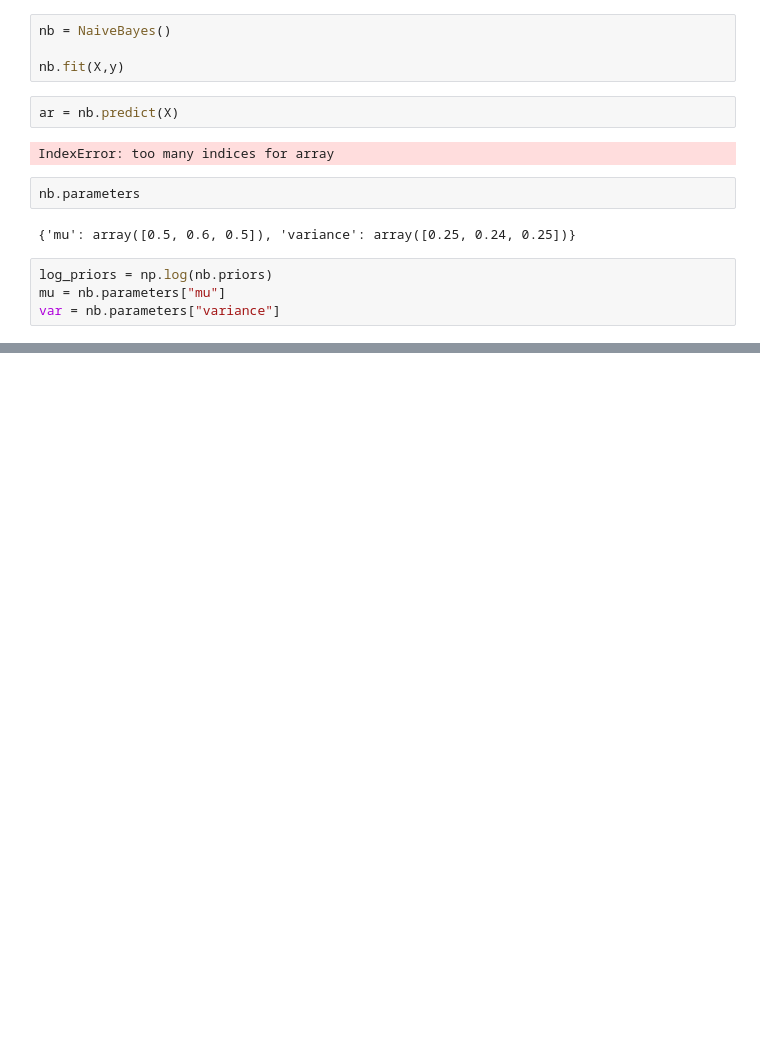
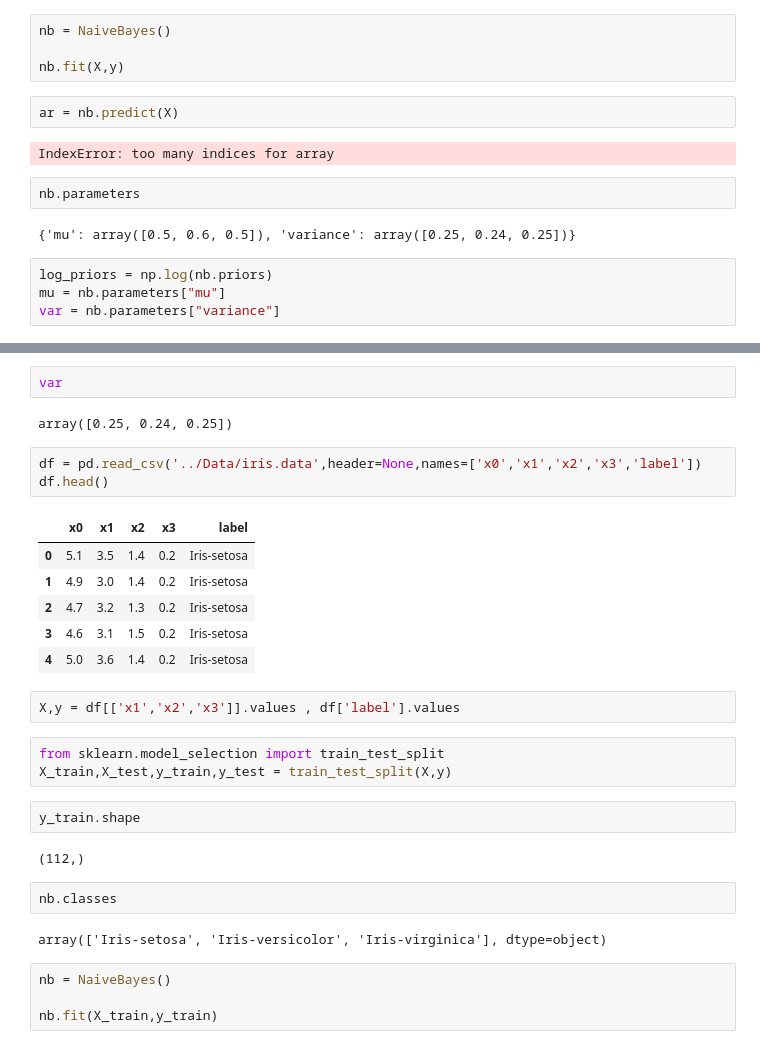
Before and after one commit to sajjadGG/IUSTML, a Jupyter notebook: NaiveBayes/NaiveBayes.ipynb, the cells around one changed output, grey strips where cells are left out. Cells and saved outputs as stored; diff of their text form; blank space fills up the shorter version.

```diff
--- a/NaiveBayes/NaiveBayes.ipynb
+++ b/NaiveBayes/NaiveBayes.ipynb
@@ -288,0 +337,31 @@ NameError: name 'self' is not defined
+# %%
+var
+# %% [output]
+array([0.25, 0.24, 0.25])
+# %%
+df = pd.read_csv('../Data/iris.data',header=None,names=['x0','x1','x2','x3','label'])
+df.head()
+# %% [output]
+|  | x0 | x1 | x2 | x3 | label |
+| 0 | 5.1 | 3.5 | 1.4 | 0.2 | Iris-setosa |
+| 1 | 4.9 | 3.0 | 1.4 | 0.2 | Iris-setosa |
+| 2 | 4.7 | 3.2 | 1.3 | 0.2 | Iris-setosa |
+| 3 | 4.6 | 3.1 | 1.5 | 0.2 | Iris-setosa |
+| 4 | 5.0 | 3.6 | 1.4 | 0.2 | Iris-setosa |
+# %%
+X,y = df[['x1','x2','x3']].values , df['label'].values
+# %%
+from sklearn.model_selection import train_test_split
+X_train,X_test,y_train,y_test = train_test_split(X,y)
+# %%
+y_train.shape
+# %% [output]
+(112,)
+# %%
+nb.classes
+# %% [output]
+array(['Iris-setosa', 'Iris-versicolor', 'Iris-virginica'], dtype=object)
+# %%
+nb = NaiveBayes()
+
+nb.fit(X_train,y_train)
```
Also changed, not shown: parts of 22 cells of this notebook, 3 other files.
